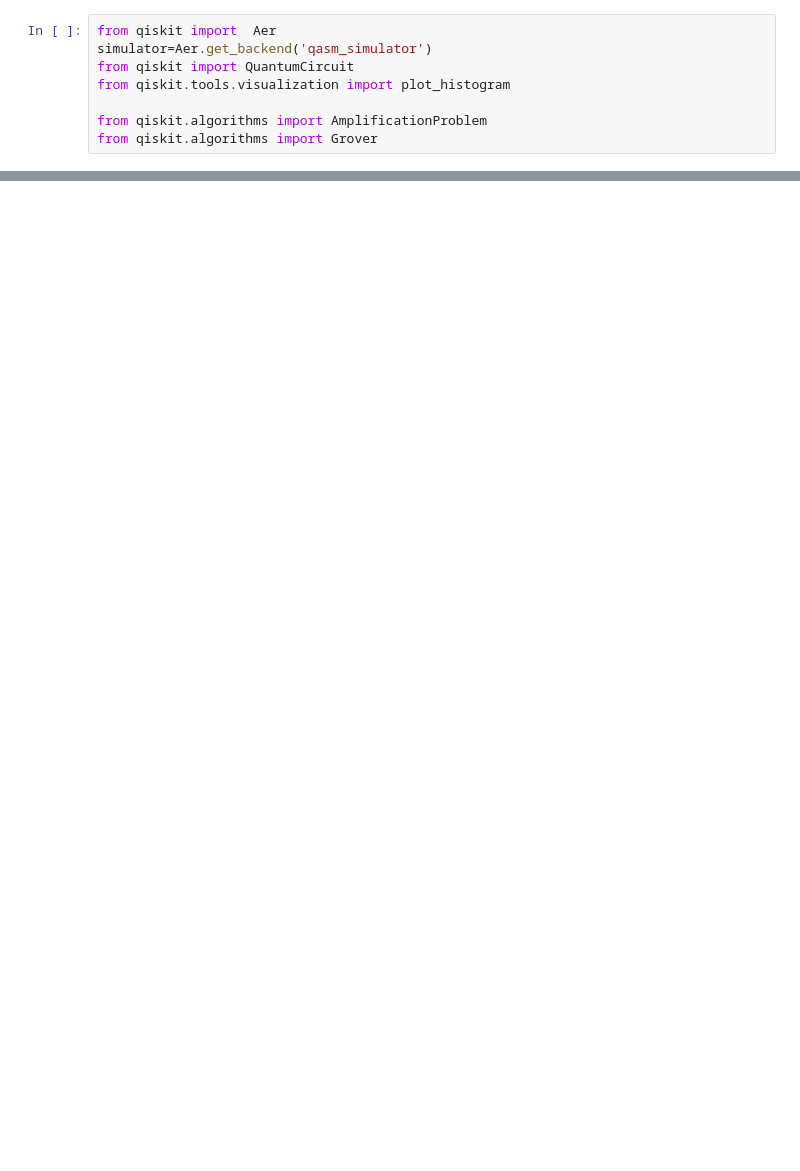
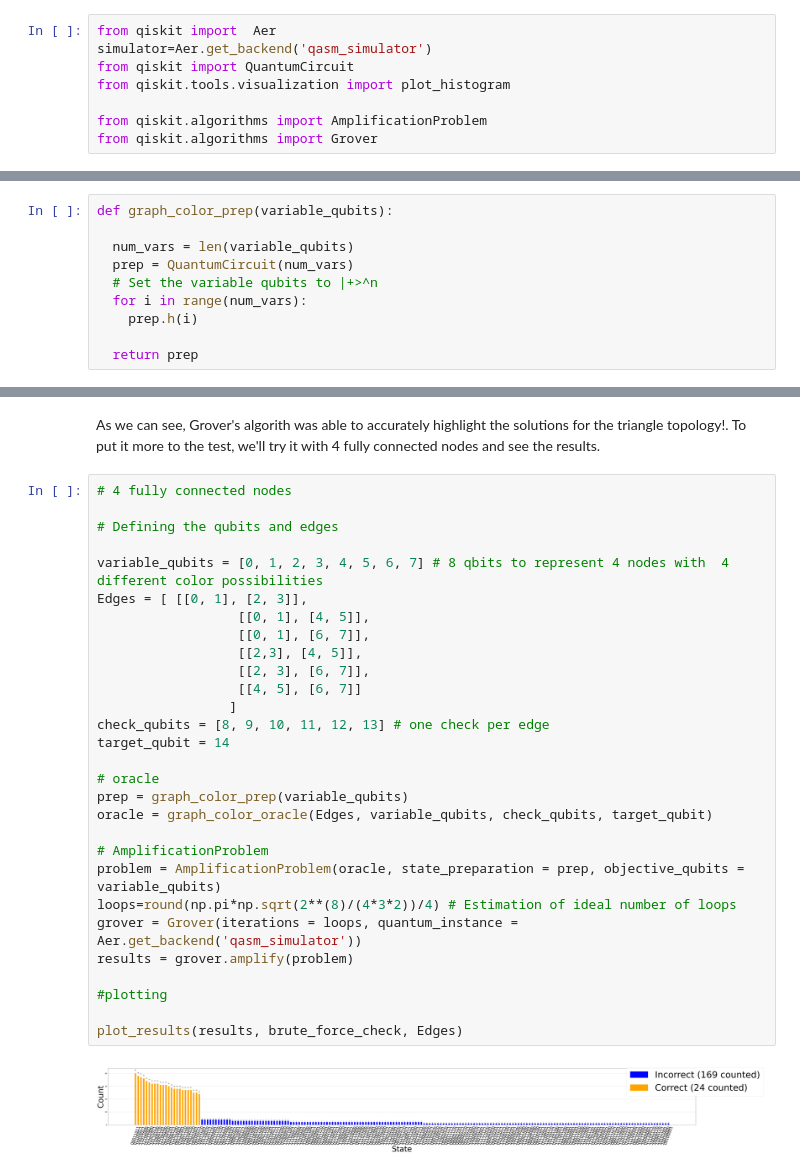
Before and after one commit to Eric-Vidal-hub/QEng-project, a Jupyter notebook: GCP/VidalEric_ValderramaJose_GCP.ipynb, the cells around one changed output, grey strips where cells are left out. Drawn from its saved outputs; the diff is of its cells as text; blank space fills up the shorter version.

```diff
--- a/GCP/VidalEric_ValderramaJose_GCP.ipynb
+++ b/GCP/VidalEric_ValderramaJose_GCP.ipynb
@@ -393,0 +485,10 @@ from qiskit.algorithms import Grover
+# %%
+def graph_color_prep(variable_qubits):
+
+  num_vars = len(variable_qubits)
+  prep = QuantumCircuit(num_vars)
+  # Set the variable qubits to |+>^n
+  for i in range(num_vars):
+    prep.h(i)
+
+  return prep
@@ -393,0 +561,33 @@ from qiskit.algorithms import Grover
+# %% [markdown]
+As we can see, Grover's algorith  was able to accurately highlight the solutions for the triangle topology!. To put it more to the  test, we'll try it with 4  fully connected nodes and see the results.
+# %%
+# 4 fully connected nodes
+
+# Defining the qubits and edges
+
+variable_qubits = [0, 1, 2, 3, 4, 5, 6, 7] # 8 qbits to represent 4 nodes with  4 different color possibilities
+Edges = [ [[0, 1], [2, 3]],
+                  [[0, 1], [4, 5]],
+                  [[0, 1], [6, 7]],
+                  [[2,3], [4, 5]],
+                  [[2, 3], [6, 7]],
+                  [[4, 5], [6, 7]]
+                 ]
+check_qubits = [8, 9, 10, 11, 12, 13] # one check per edge
+target_qubit = 14
+
+# oracle
+prep = graph_color_prep(variable_qubits)
+oracle = graph_color_oracle(Edges, variable_qubits, check_qubits, target_qubit)
+
+# AmplificationProblem
+problem = AmplificationProblem(oracle, state_preparation = prep, objective_qubits = variable_qubits)
+loops=round(np.pi*np.sqrt(2**(8)/(4*3*2))/4) # Estimation of ideal number of loops
+grover = Grover(iterations = loops, quantum_instance = Aer.get_backend('qasm_simulator'))
+results = grover.amplify(problem)
+
+#plotting
+
+plot_results(results, brute_force_check, Edges)
+# %% [output]
+[figure, added]
```
Also changed, not shown: parts of 20 cells of this notebook.
